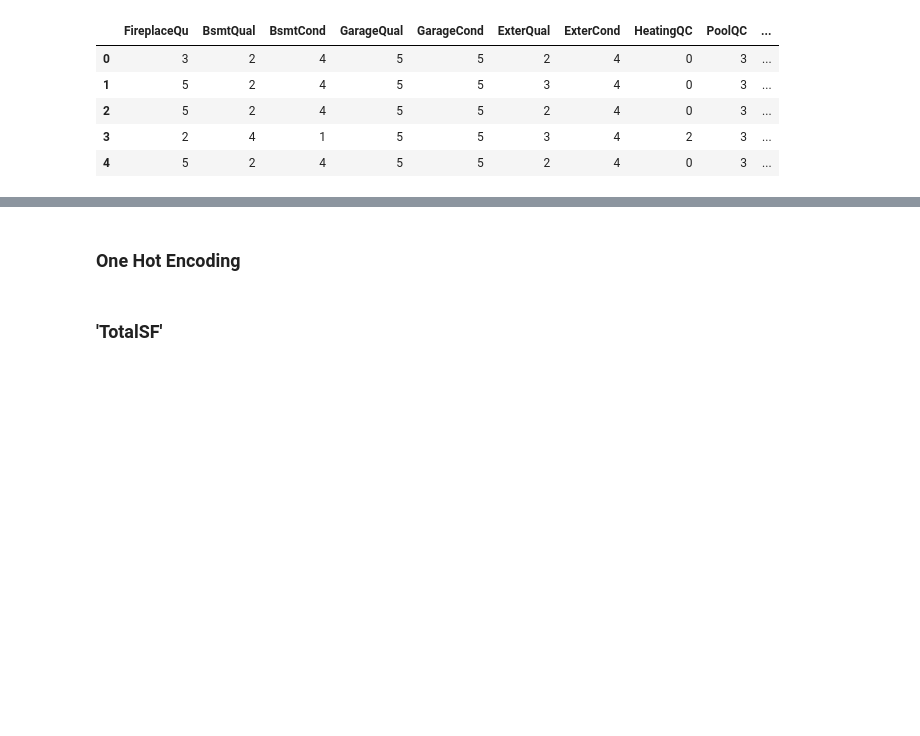
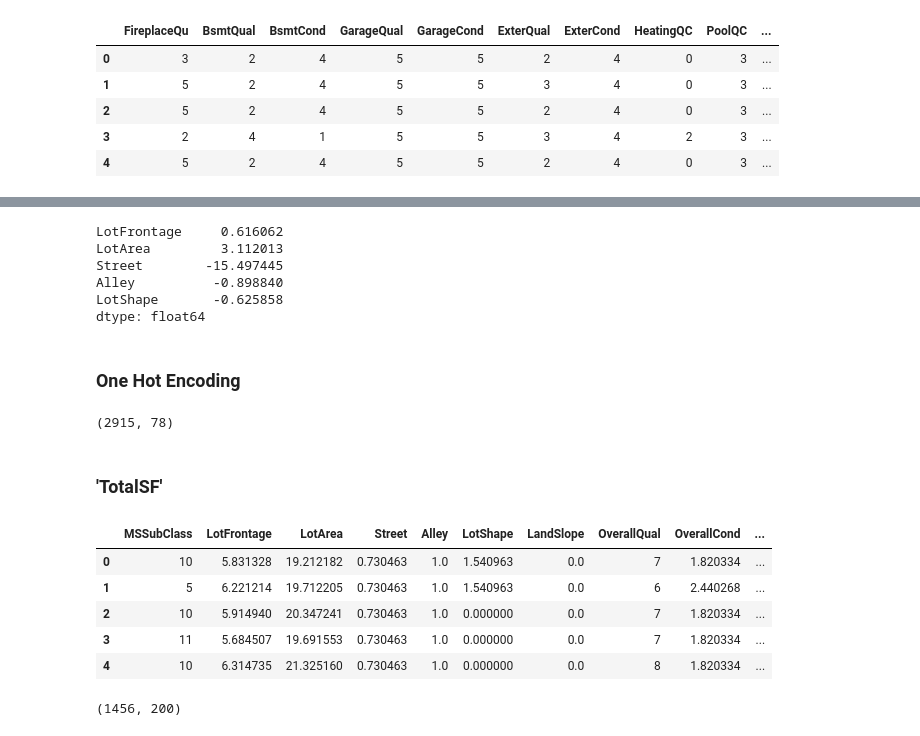
Before and after one commit to albertorekena/house-prices, a Jupyter notebook: 00.-data-processing.ipynb, the cells around one changed output, grey strips where cells are left out. Saved outputs shown, nothing was run; the diff lists cells and outputs as text; code cells hidden in the pictures; blank space fills up the shorter version.

```diff
--- a/00.-data-processing.ipynb
+++ b/00.-data-processing.ipynb
@@ -347,5 +381,38 @@ df_all_data[cols].head()
+# %%
+skewed_feats_df_train = skewed_feats_df_train.index
+lam = 0.15
+
+for feat in skewed_feats_df_train:
+    dict_df['key_df_train'][feat] = boxcox1p(dict_df['key_df_train'][feat],lam)
+# %%
+skewed_feats_df_test = df_test[numerical_feats].apply(lambda x: skew(x))
+skewed_feats_df_test = skewed_feats_df_test[abs(skewed_feats_df_test) > 0.5]
+
+skewed_feats_df_test.head()
+# %% [output]
+LotFrontage     0.616062
+LotArea         3.112013
+Street        -15.497445
+Alley          -0.898840
+LotShape       -0.625858
+dtype: float64
+# %%
+skewed_feats_df_test = skewed_feats_df_test.index
+lam = 0.15
+
+for feat in skewed_feats_df_test:
+    dict_df['key_df_test'][feat] = boxcox1p(dict_df['key_df_test'][feat],lam)
 # %% [markdown]
 ### One Hot Encoding
+# %%
+ntrain = dict_df['key_df_train'].shape[0]
+ntest = dict_df['key_df_test'].shape[0]
+
+df_all_data = pd.concat([dict_df['key_df_train'],dict_df['key_df_test']])
+
+df_all_data.shape
+# %% [output]
+(2915, 78)
 # %%
 df_all_data = pd.get_dummies(df_all_data,drop_first = True)
 # %%
@@ -358,3 +425,18 @@ dict_df = {'key_df_train':df_train,'key_df_test':df_test}
 # %%
 for df in dict_df.values():
     df['TotalSF'] = df['TotalBsmtSF'] + df['1stFlrSF'] + df['2ndFlrSF']
+# %%
+df_train = dict_df['key_df_train']
+
+df_train.head()
+# %% [output]
+|  | MSSubClass | LotFrontage | LotArea | Street | Alley | LotShape | LandSlope | OverallQual | OverallCond | ... |
+| 0 | 10 | 5.831328 | 19.212182 | 0.730463 | 1.0 | 1.540963 | 0.0 | 7 | 1.820334 | ... |
+| 1 | 5 | 6.221214 | 19.712205 | 0.730463 | 1.0 | 1.540963 | 0.0 | 6 | 2.440268 | ... |
+| 2 | 10 | 5.914940 | 20.347241 | 0.730463 | 1.0 | 0.000000 | 0.0 | 7 | 1.820334 | ... |
+| 3 | 11 | 5.684507 | 19.691553 | 0.730463 | 1.0 | 0.000000 | 0.0 | 7 | 1.820334 | ... |
+| 4 | 10 | 6.314735 | 21.325160 | 0.730463 | 1.0 | 0.000000 | 0.0 | 8 | 1.820334 | ... |
+# %%
+df_train.shape
+# %% [output]
+(1456, 200)
```
Also changed, not shown: parts of 19 cells of this notebook.
